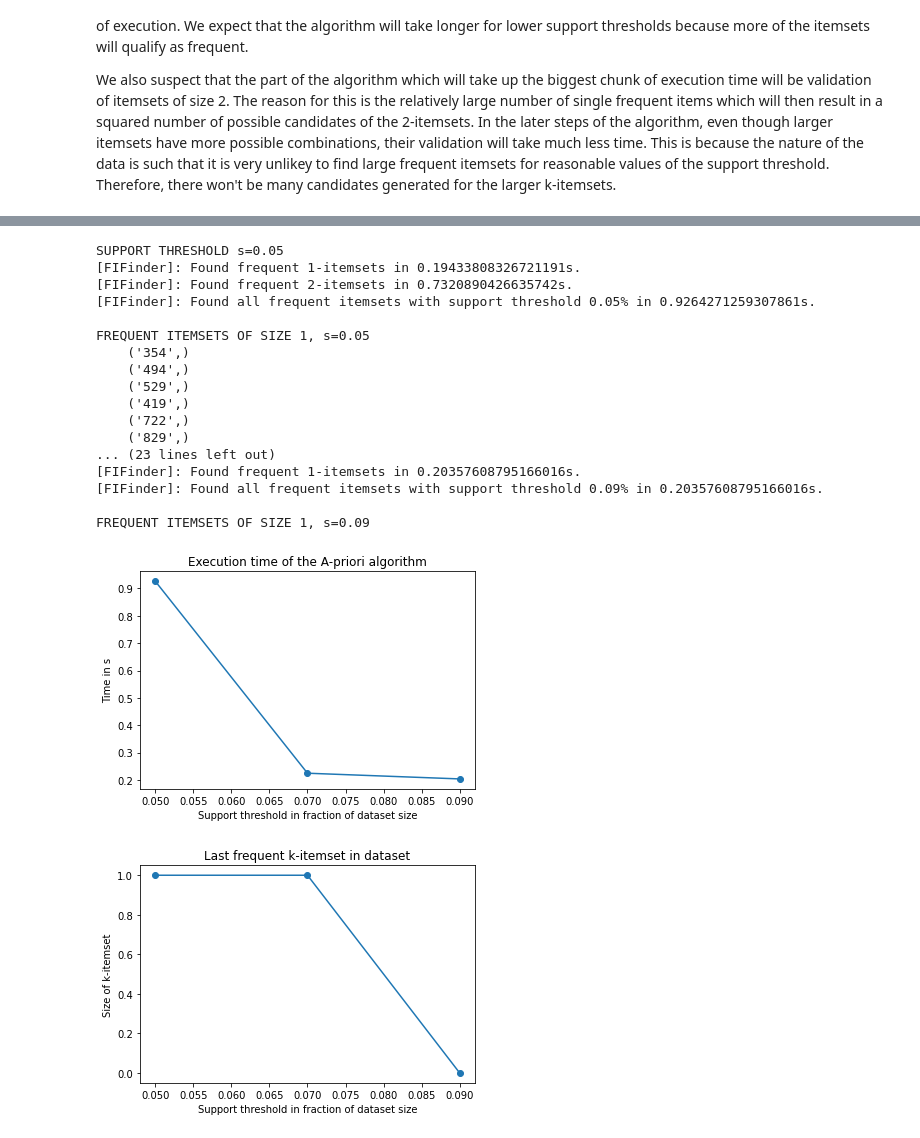
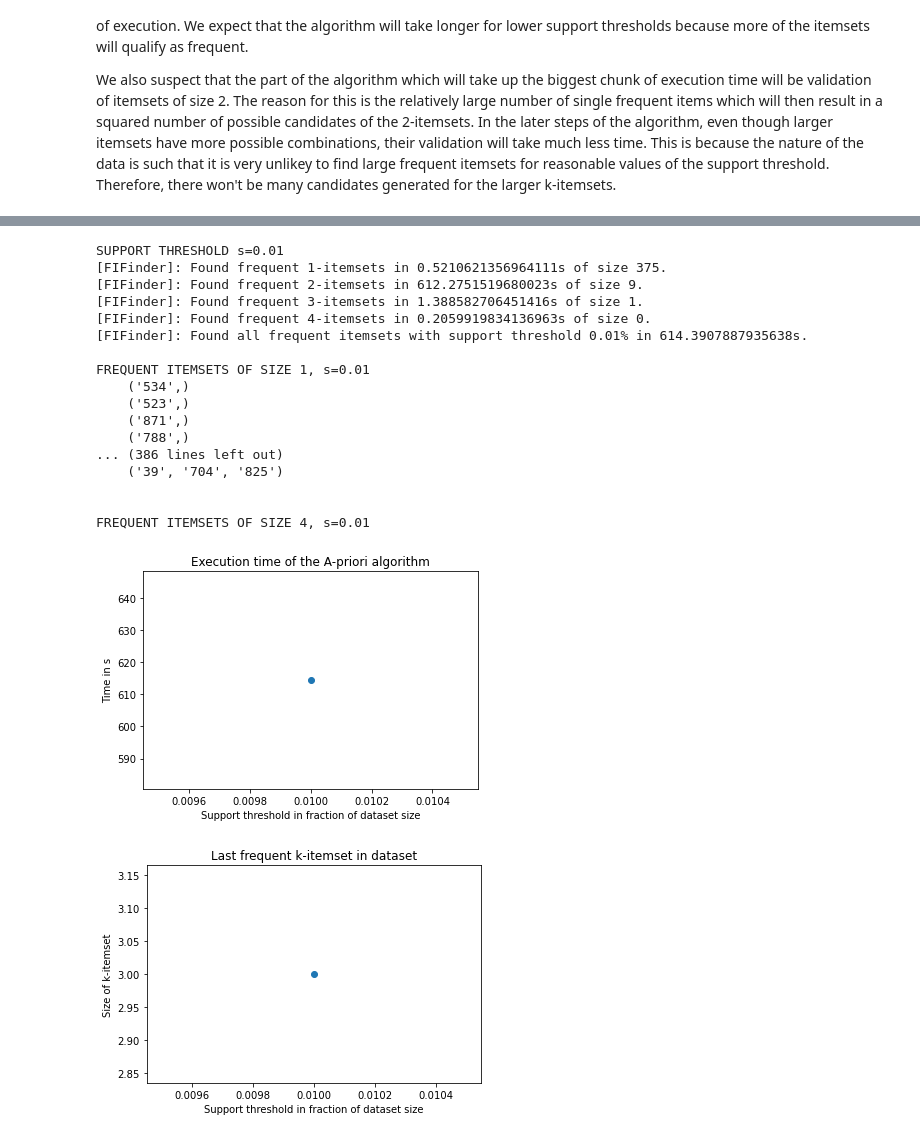
Before and after one commit to Ivan-Klabucar/Data-Mining, a Jupyter notebook: assignment_2/Assignment 2.ipynb, the cells around one changed output, grey strips where cells are left out. Cells and saved outputs as stored; diff of their text form; code cells hidden in the pictures.

```diff
--- a/assignment_2/Assignment 2.ipynb
+++ b/assignment_2/Assignment 2.ipynb
@@ -58,53 +61,54 @@ with open('T10I4D100K.dat', 'r') as f:
 
 execution_time = []
 last_k_found = []
-possible_thres = [0.05, 0.07, 0.09] # Joke values
-#possible_thres = [0.006, 0.01, 0.02] -> Real values we should use but this takes like an hour to execute so haven't done it yet
-#                                     -> There is the result of the execution with s=0.01 in file run1.txt in this direcotry
+#possible_thres = [0.05, 0.07, 0.09] # Joke values
+possible_thres = [0.01]#[0.02, 0.01, 0.006] # -> Real values we should use but this takes like an hour to execute so haven't done it yet
+finders = dict()                                     # -> There is the result of the execution with s=0.01 in file run1.txt in this direcotry
 for s in possible_thres:
     print()
     print(f'SUPPORT THRESHOLD s={s}')
     finder = FrequentItemsetFinder(baskets, s)
     last_k, time = finder.find_all_frequent_itemsets()
     last_k_found.append(last_k)
     execution_time.append(time)
     for i in range(len(finder.freq_itemsets)):
         k = i + 1
         print(f'\nFREQUENT ITEMSETS OF SIZE {k}, s={s}')
         for itset in finder.freq_itemsets[k]:
             print(f'    {itset}')
         print()
+    finders[s] = finder
 
 plt.figure(1)
 plt.title('Execution time of the A-priori algorithm')
 plt.plot(possible_thres, execution_time, marker='o')
 plt.ylabel('Time in s')
 plt.xlabel('Support threshold in fraction of dataset size')
 
 plt.figure(2)
 plt.title('Last frequent k-itemset in dataset')
 plt.plot(possible_thres, last_k_found, marker='o')
 plt.ylabel('Size of k-itemset')
 plt.xlabel('Support threshold in fraction of dataset size')
 
 plt.show()
 # %% [output]
-SUPPORT THRESHOLD s=0.05
-[FIFinder]: Found frequent 1-itemsets in 0.19433808326721191s.
-[FIFinder]: Found frequent 2-itemsets in 0.7320890426635742s.
-[FIFinder]: Found all frequent itemsets with support threshold 0.05% in 0.9264271259307861s.
+SUPPORT THRESHOLD s=0.01
+[FIFinder]: Found frequent 1-itemsets in 0.5210621356964111s of size 375.
+[FIFinder]: Found frequent 2-itemsets in 612.2751519680023s of size 9.
+[FIFinder]: Found frequent 3-itemsets in 1.388582706451416s of size 1.
+[FIFinder]: Found frequent 4-itemsets in 0.2059919834136963s of size 0.
+[FIFinder]: Found all frequent itemsets with support threshold 0.01% in 614.3907887935638s.
 
-FREQUENT ITEMSETS OF SIZE 1, s=0.05
-    ('354',)
-    ('494',)
-    ('529',)
-    ('419',)
-    ('722',)
-    ('829',)
-... (23 lines left out)
-[FIFinder]: Found frequent 1-itemsets in 0.20357608795166016s.
-[FIFinder]: Found all frequent itemsets with support threshold 0.09% in 0.20357608795166016s.
+FREQUENT ITEMSETS OF SIZE 1, s=0.01
+    ('534',)
+    ('523',)
+    ('871',)
+    ('788',)
+... (386 lines left out)
+    ('39', '704', '825')
 
-FREQUENT ITEMSETS OF SIZE 1, s=0.09
+
+FREQUENT ITEMSETS OF SIZE 4, s=0.01
-[figure, old version]
+[figure, new version]
-[figure, old version]
+[figure, new version]
```
Also changed, not shown: parts of 5 cells of this notebook, 1 other file.
